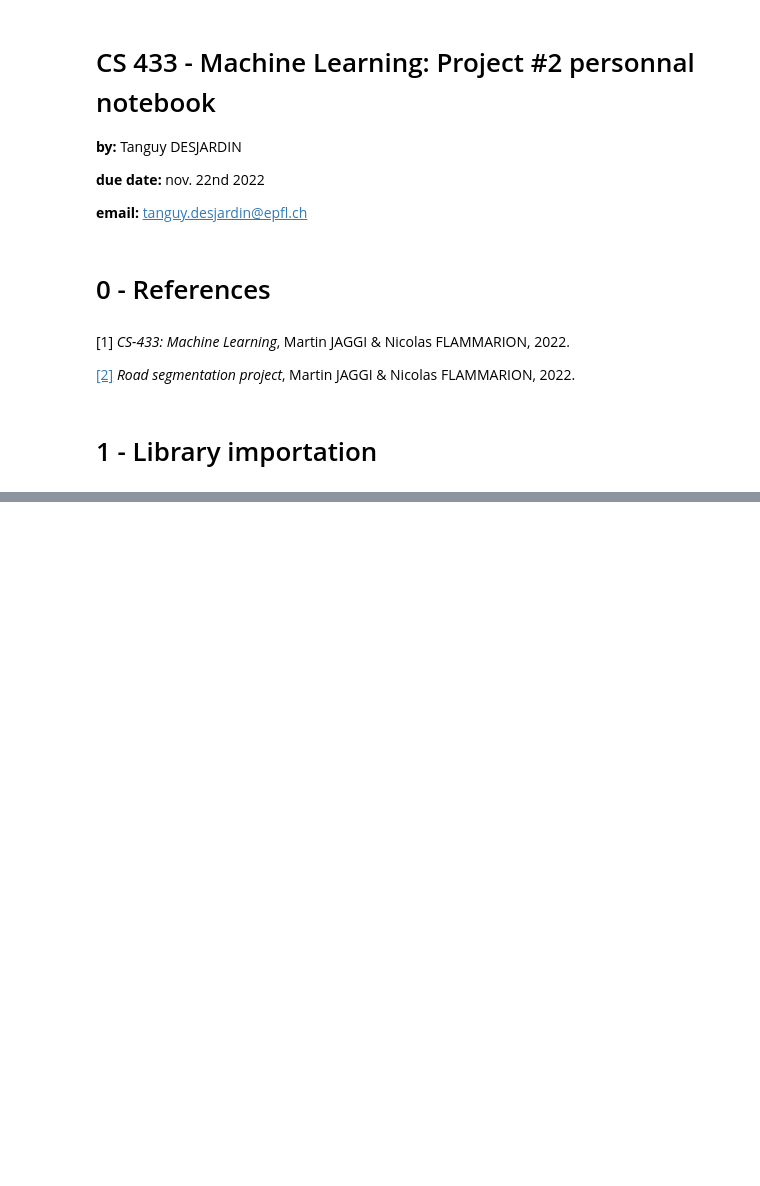
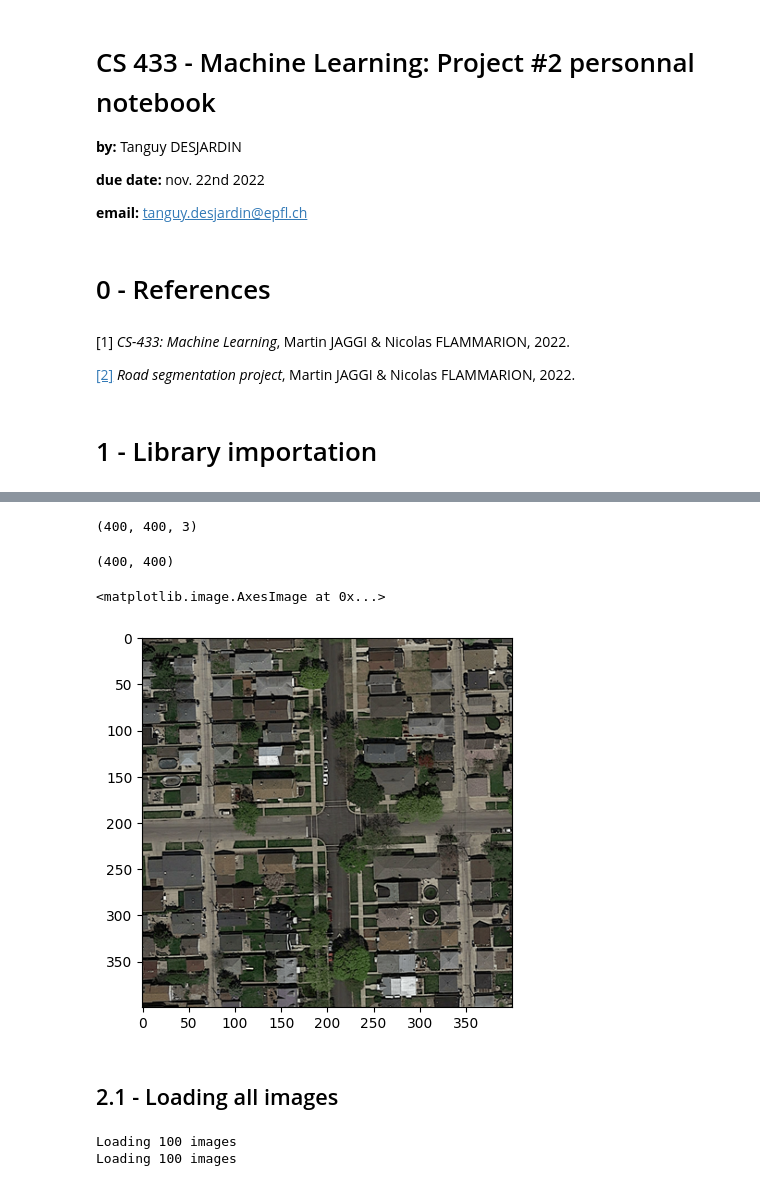
Before and after one commit to anlaperriere/ML2, a Jupyter notebook: scripts/Tanguy.ipynb, the cells around one changed output, grey strips where cells are left out. Saved outputs shown, nothing was run; the diff lists cells and outputs as text; code cells hidden in the pictures; blank space fills up the shorter version.

```diff
--- a/scripts/Tanguy.ipynb
+++ b/scripts/Tanguy.ipynb
@@ -26,0 +31,14 @@ from helpers import *
+# %%
+base_img_path = '../data/training/images/satImage_00'
+base_gnd_path = '../data/training/groundtruth/satImage_00'
+# %%
+image = load_image(base_img_path+'1.png')
+ground = load_image(base_gnd_path+'1.png')
+# %%
+image.shape
+# %% [output]
+(400, 400, 3)
+# %%
+ground.shape
+# %% [output]
+(400, 400)
@@ -26,0 +47,7 @@ from helpers import *
+# %%
+plt.imshow(image)
+# %% [output]
+<matplotlib.image.AxesImage at 0x...>
+[figure, added]
+# %% [markdown]
+## 2.1 - Loading all images
@@ -26,0 +56,6 @@ from helpers import *
+# %%
+n = 100
+imgs, gnd_imgs = load_training_data(training_dir)
+# %% [output]
+Loading 100 images
+Loading 100 images
```
Also changed, not shown: parts of 8 cells of this notebook, 2 other files.
